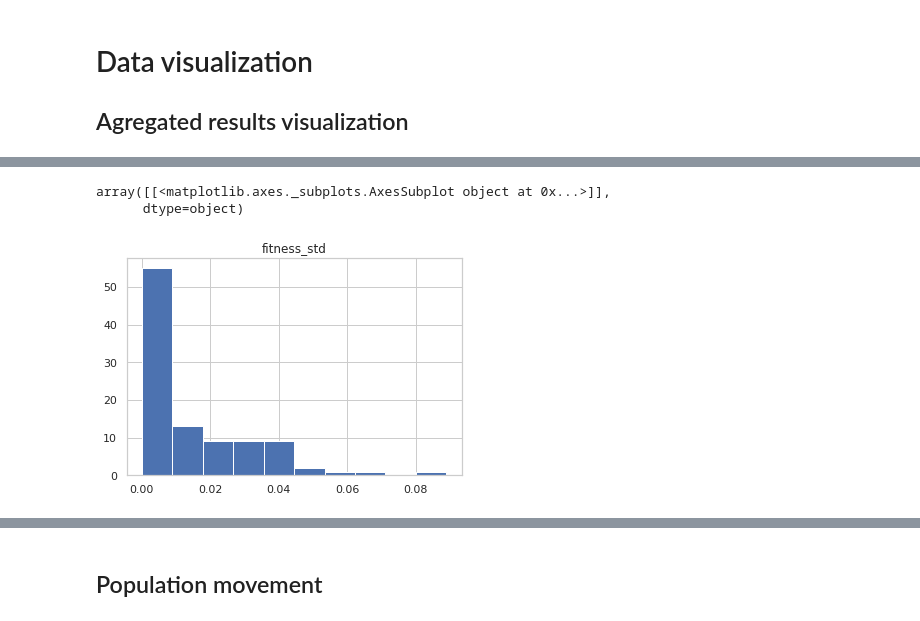
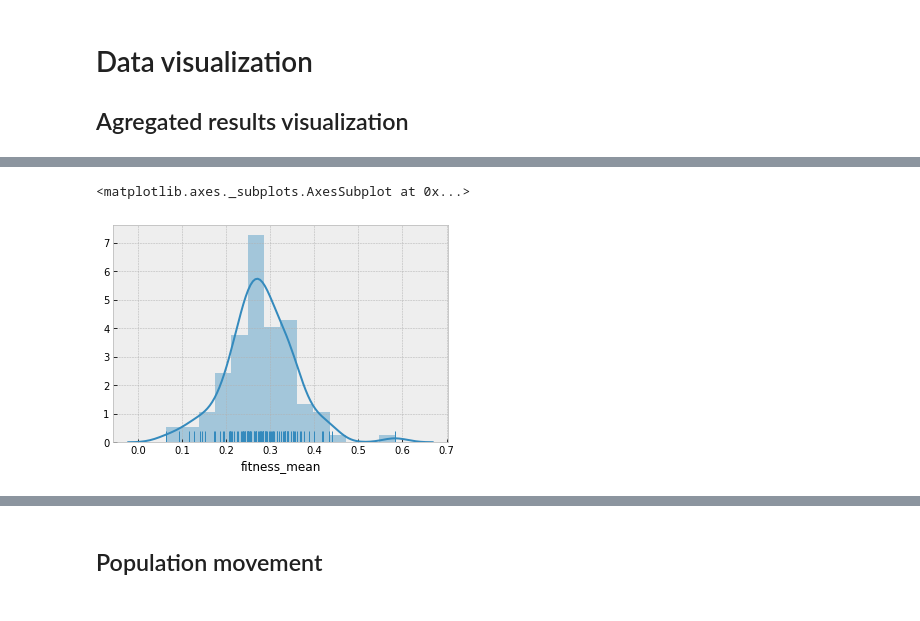
Before and after one commit to EloyRD/ThesisExp, a Jupyter notebook: EA_A_02_AggRuns.ipynb, the cells around one changed output, grey strips where cells are left out. Cells and saved outputs as stored; diff of their text form; code cells hidden in the pictures.

```diff
--- a/EA_A_02_AggRuns.ipynb
+++ b/EA_A_02_AggRuns.ipynb
@@ -9,9 +9,11 @@ import numpy as np
 %matplotlib inline
 
 import seaborn as sns
-sns.set()
-sns.set_style('whitegrid')
-sns.set_context('notebook')
+#sns.set()
+#sns.set_style('whitegrid')
+#sns.set_context('notebook')
+import matplotlib.pyplot as plt
+plt.style.use('bmh')
 
 from thesis_EAfunc import *
 from thesis_visfunc import *
@@ -136,6 +136,5 @@ array([[<matplotlib.axes._subplots.AxesSubplot object at 0x...>]],
-# %%
-fitness_res[query].hist(column='fitness_std')
-# %% [output]
-array([[<matplotlib.axes._subplots.AxesSubplot object at 0x...>]],
-      dtype=object)
-[figure, removed]
+# %%
+sns.distplot(fitness_res[query]['fitness_mean'],rug=True)
+# %% [output]
+<matplotlib.axes._subplots.AxesSubplot at 0x...>
+[figure, added]
```
Also changed, not shown: parts of 5 cells of this notebook, 8 other files.
